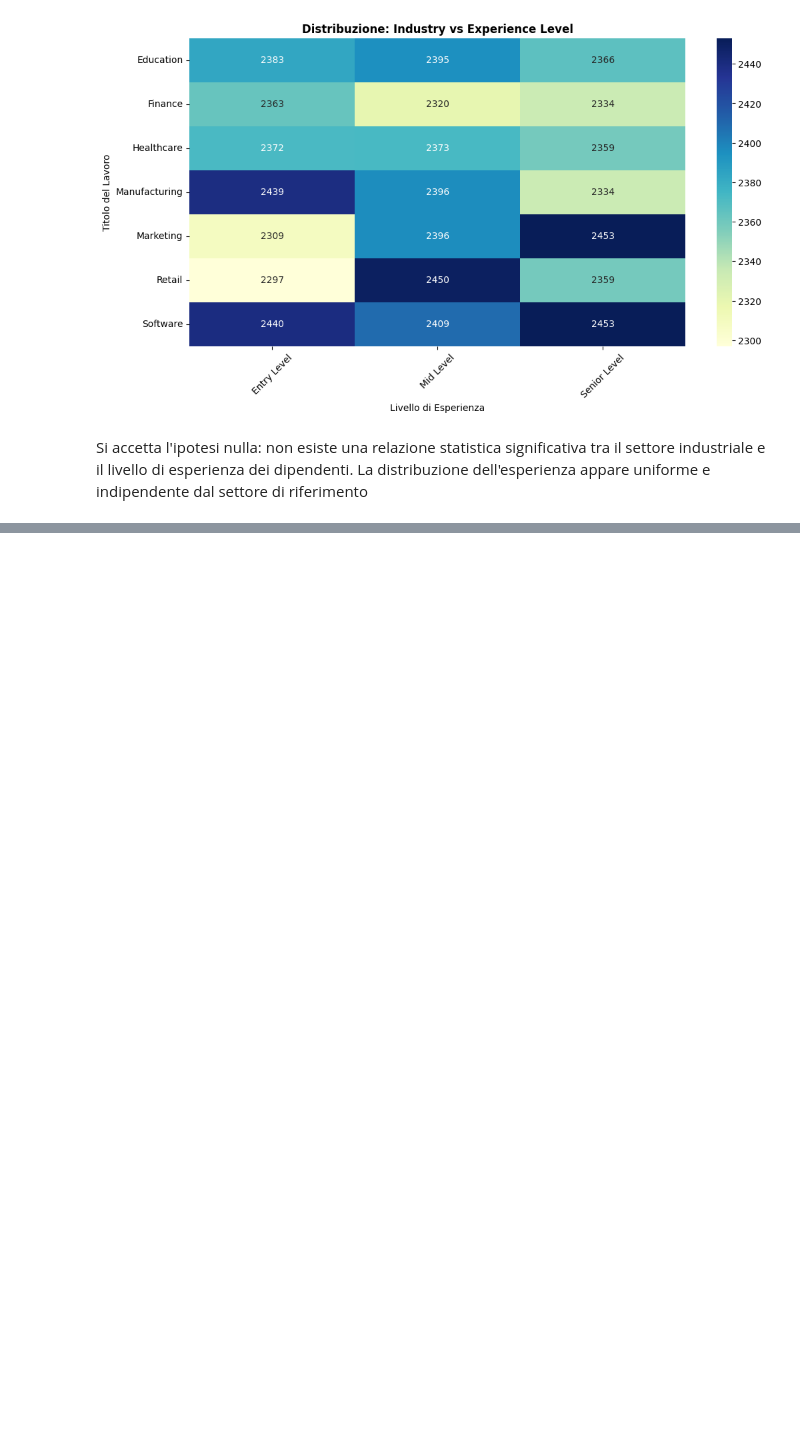
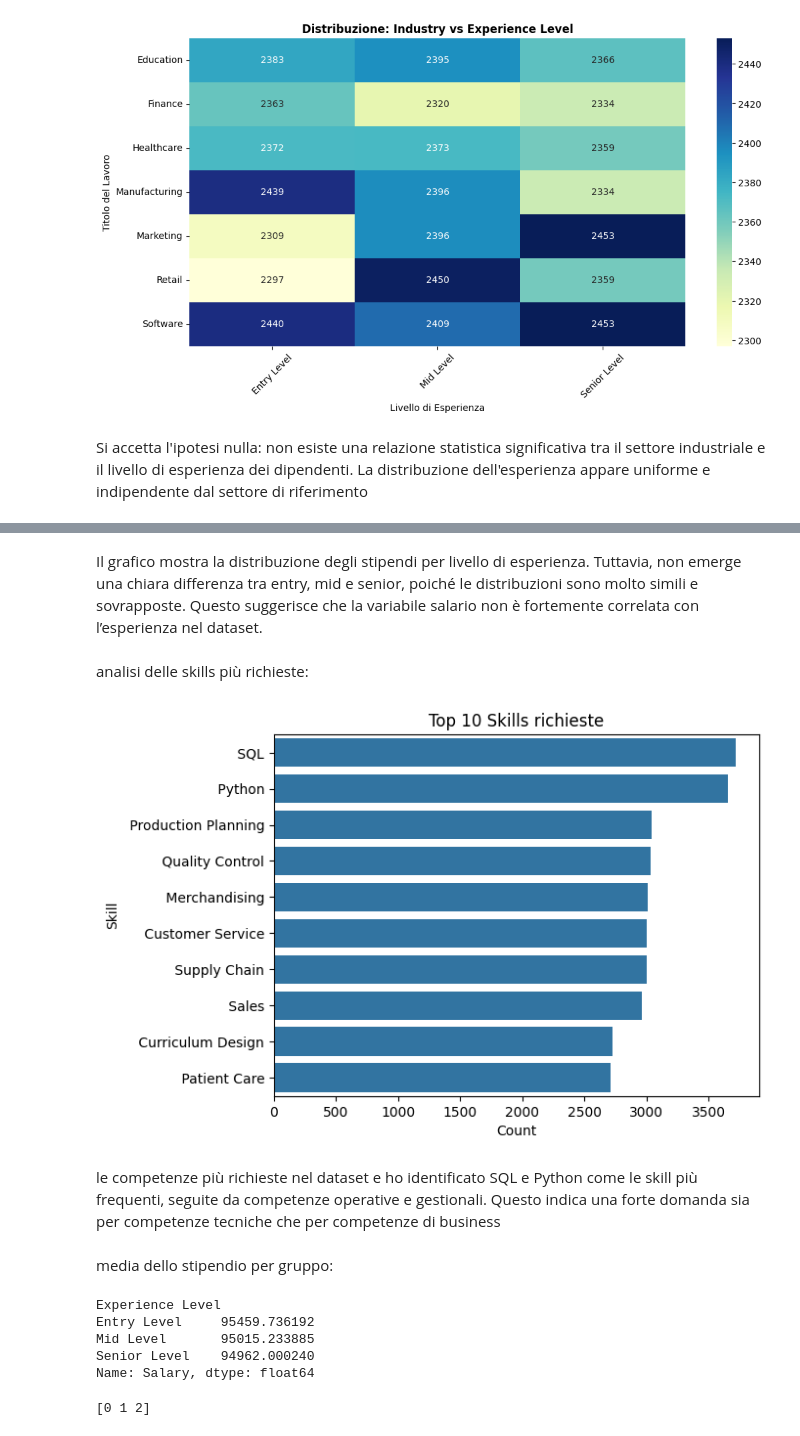
Before and after one commit to anna8987/jobrec, a Jupyter notebook: progettoJobrec.ipynb, the cells around one changed output, grey strips where cells are left out. Drawn from its saved outputs; the diff is of its cells as text; code cells hidden in the pictures; blank space fills up the shorter version.

```diff
--- a/progettoJobrec.ipynb
+++ b/progettoJobrec.ipynb
@@ -289,0 +302,40 @@ Si accetta l'ipotesi nulla: non esiste una relazione statistica significativa tr
+# %% [markdown]
+Il grafico mostra la distribuzione degli stipendi per livello di esperienza.
+Tuttavia, non emerge una chiara differenza tra entry, mid e senior, poiché le distribuzioni sono molto simili e sovrapposte. Questo suggerisce che la variabile salario non è fortemente correlata con l’esperienza nel dataset.
+# %% [markdown]
+analisi delle skills più richieste:
+# %%
+import pandas as pd
+
+skills_df = pd.DataFrame(top_skills, columns=['Skill', 'Count'])
+
+sns.barplot(data=skills_df, x='Count', y='Skill')
+plt.title('Top 10 Skills richieste')
+plt.show()
+# %% [output]
+[figure, added]
+# %% [markdown]
+le competenze più richieste nel dataset e ho identificato SQL e Python come le skill più frequenti, seguite da competenze operative e gestionali. Questo indica una forte domanda sia per competenze tecniche che per competenze di business
+# %% [markdown]
+media dello stipendio per gruppo:
+# %%
+df.groupby('Experience Level')['Salary'].mean()
+# %% [output]
+Experience Level
+Entry Level     95459.736192
+Mid Level       95015.233885
+Senior Level    94962.000240
+Name: Salary, dtype: float64
+# %%
+from sklearn.preprocessing import LabelEncoder
+
+le_exp = LabelEncoder()
+le_ind = LabelEncoder()
+le_loc = LabelEncoder()
+
+df['Experience Level'] = le_exp.fit_transform(df['Experience Level'])
+df['Industry'] = le_ind.fit_transform(df['Industry'])
+df['Location'] = le_loc.fit_transform(df['Location'])
+print(le_exp.classes_)
+# %% [output]
+[0 1 2]
```
Also changed, not shown: parts of 17 cells of this notebook.
